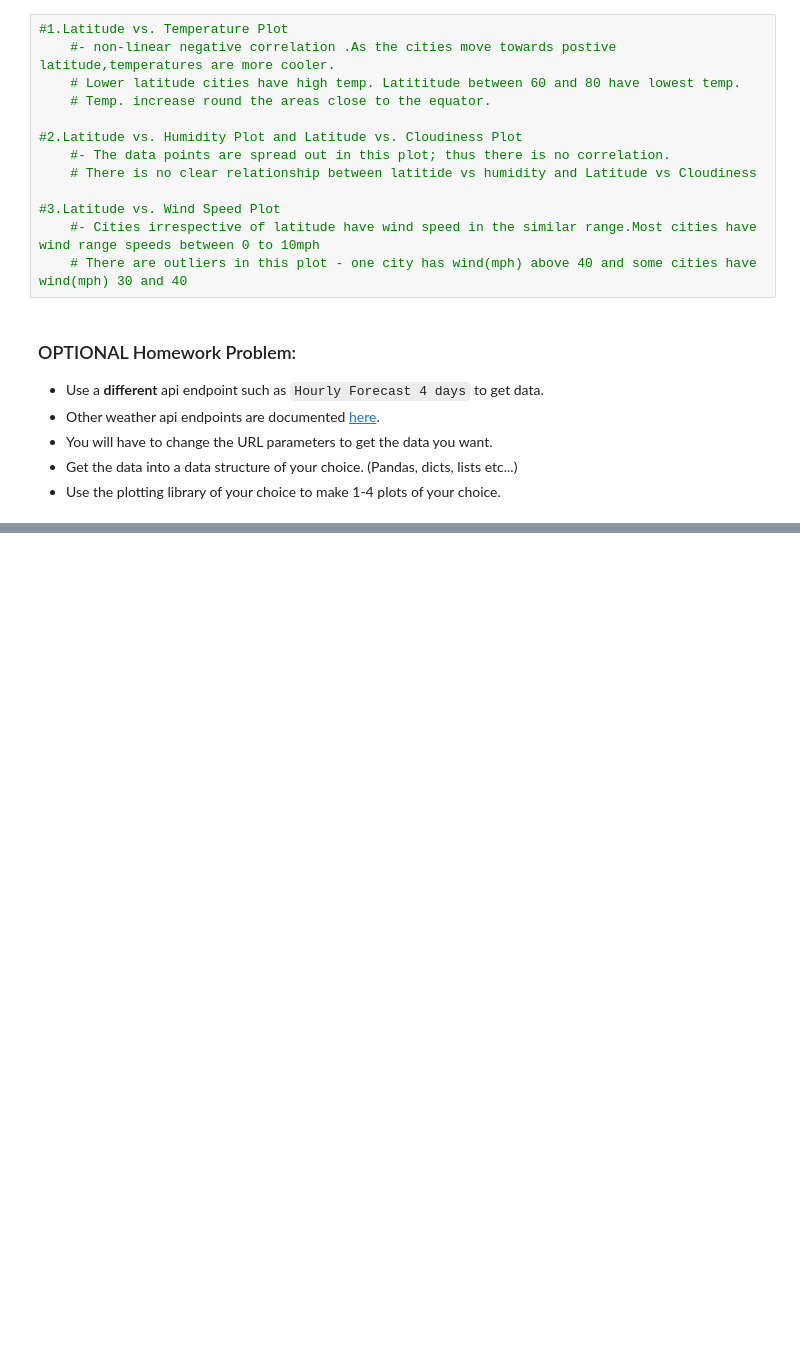
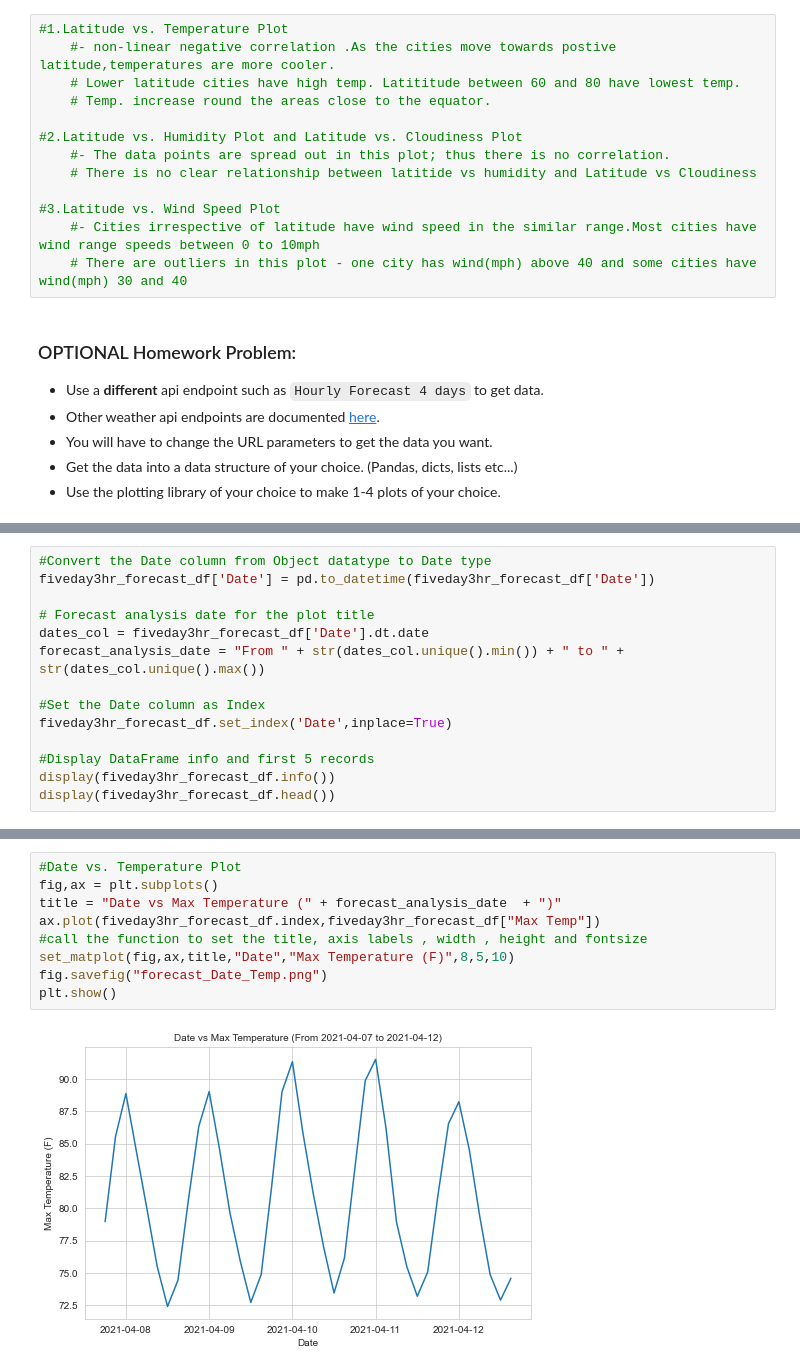
Before and after one commit to rooplaxmidesai/homework, a Jupyter notebook: week_05/WeatherPy_homework_starter.ipynb, the cells around one changed output, grey strips where cells are left out. Drawn from its saved outputs; the diff is of its cells as text; blank space fills up the shorter version.

```diff
--- a/week_05/WeatherPy_homework_starter.ipynb
+++ b/week_05/WeatherPy_homework_starter.ipynb
@@ -334,0 +385,14 @@ In addition to generating data, munging data and plotting data you will also be
+# %%
+#Convert the Date column from Object datatype to Date type
+fiveday3hr_forecast_df['Date'] = pd.to_datetime(fiveday3hr_forecast_df['Date'])
+
+# Forecast analysis date for the plot title
+dates_col = fiveday3hr_forecast_df['Date'].dt.date
+forecast_analysis_date = "From " + str(dates_col.unique().min()) + " to " + str(dates_col.unique().max())
+
+#Set the Date column as Index
+fiveday3hr_forecast_df.set_index('Date',inplace=True)
+
+#Display DataFrame info and first 5 records
+display(fiveday3hr_forecast_df.info())
+display(fiveday3hr_forecast_df.head())
@@ -334,0 +424,11 @@ In addition to generating data, munging data and plotting data you will also be
+# %%
+#Date vs. Temperature Plot
+fig,ax = plt.subplots()
+title = "Date vs Max Temperature (" + forecast_analysis_date  + ")"
+ax.plot(fiveday3hr_forecast_df.index,fiveday3hr_forecast_df["Max Temp"])
+#call the function to set the title, axis labels , width , height and fontsize
+set_matplot(fig,ax,title,"Date","Max Temperature (F)",8,5,10)
+fig.savefig("forecast_Date_Temp.png")
+plt.show()
+# %% [output]
+[figure, added]
```
Also changed, not shown: parts of 6 cells of this notebook, 4 other files.
